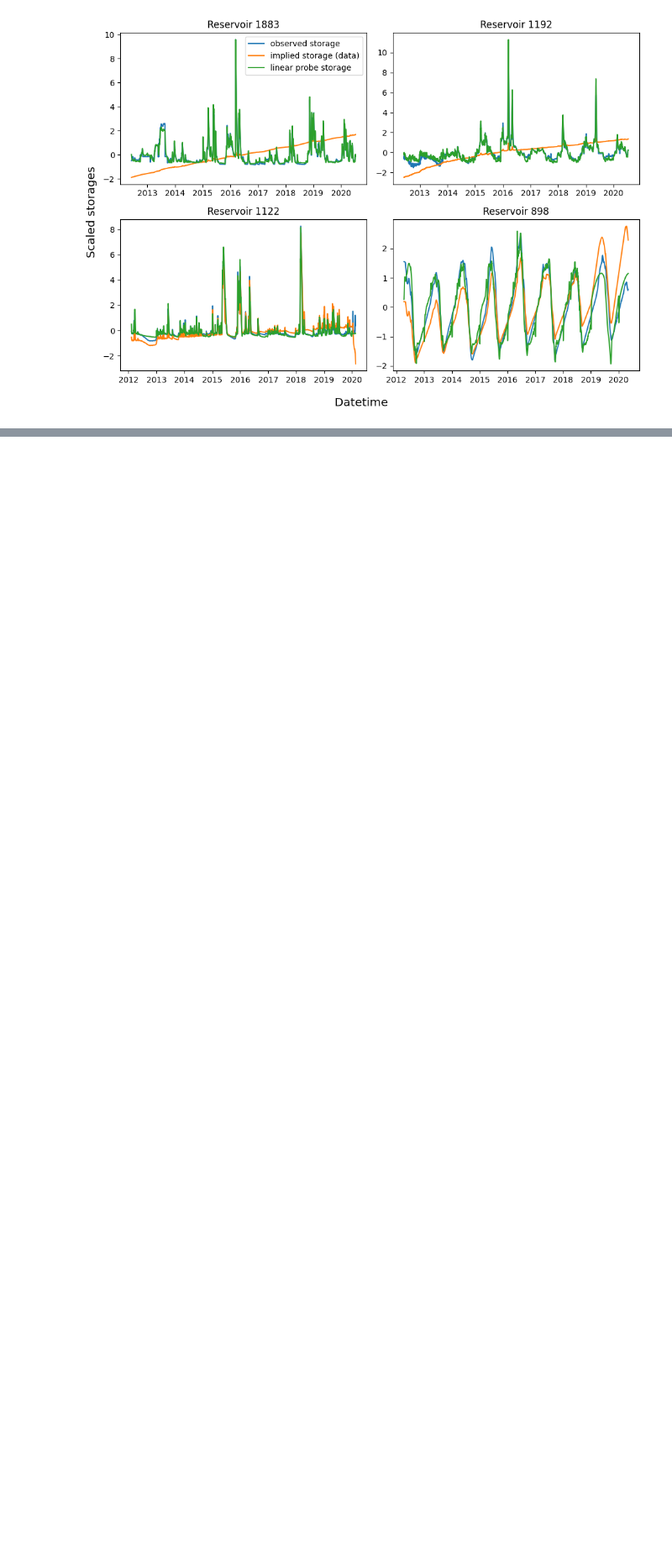
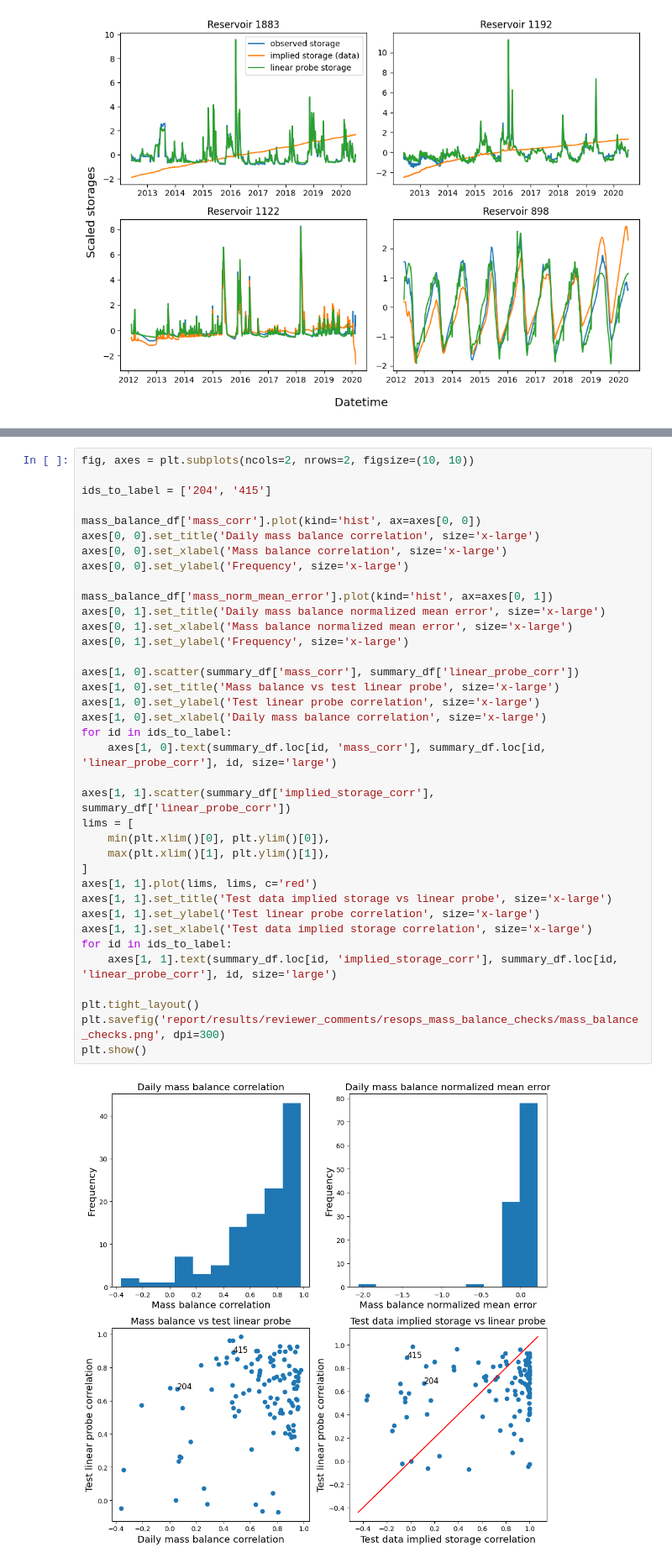
Before and after one commit to Matt2371/DL-reservoir-modeling, a Jupyter notebook: reviewer_comments/4a_resops_mass_balance_check.ipynb, the cells around one changed output, grey strips where cells are left out. Shown at 84% size. Cells and saved outputs as stored; diff of their text form; blank space fills up the shorter version.

```diff
--- a/reviewer_comments/4a_resops_mass_balance_check.ipynb
+++ b/reviewer_comments/4a_resops_mass_balance_check.ipynb
@@ -318,0 +328,39 @@ plt.show()
+# %%
+fig, axes = plt.subplots(ncols=2, nrows=2, figsize=(10, 10))
+
+ids_to_label = ['204', '415']
+
+mass_balance_df['mass_corr'].plot(kind='hist', ax=axes[0, 0])
+axes[0, 0].set_title('Daily mass balance correlation', size='x-large')
+axes[0, 0].set_xlabel('Mass balance correlation', size='x-large')
+axes[0, 0].set_ylabel('Frequency', size='x-large')
+
+mass_balance_df['mass_norm_mean_error'].plot(kind='hist', ax=axes[0, 1])
+axes[0, 1].set_title('Daily mass balance normalized mean error', size='x-large')
+axes[0, 1].set_xlabel('Mass balance normalized mean error', size='x-large')
+axes[0, 1].set_ylabel('Frequency', size='x-large')
+
+axes[1, 0].scatter(summary_df['mass_corr'], summary_df['linear_probe_corr'])
+axes[1, 0].set_title('Mass balance vs test linear probe', size='x-large')
+axes[1, 0].set_ylabel('Test linear probe correlation', size='x-large')
+axes[1, 0].set_xlabel('Daily mass balance correlation', size='x-large')
+for id in ids_to_label:
+    axes[1, 0].text(summary_df.loc[id, 'mass_corr'], summary_df.loc[id, 'linear_probe_corr'], id, size='large')
+
+axes[1, 1].scatter(summary_df['implied_storage_corr'], summary_df['linear_probe_corr'])
+lims = [
+    min(plt.xlim()[0], plt.ylim()[0]),
+    max(plt.xlim()[1], plt.ylim()[1]),
+]
+axes[1, 1].plot(lims, lims, c='red')
+axes[1, 1].set_title('Test data implied storage vs linear probe', size='x-large')
+axes[1, 1].set_ylabel('Test linear probe correlation', size='x-large')
+axes[1, 1].set_xlabel('Test data implied storage correlation', size='x-large')
+for id in ids_to_label:
+    axes[1, 1].text(summary_df.loc[id, 'implied_storage_corr'], summary_df.loc[id, 'linear_probe_corr'], id, size='large')
+
+plt.tight_layout()
+plt.savefig('report/results/reviewer_comments/resops_mass_balance_checks/mass_balance_checks.png', dpi=300)
+plt.show()
+# %% [output]
+[figure, added]
```
Also changed, not shown: parts of 9 cells of this notebook, 1 other file.
